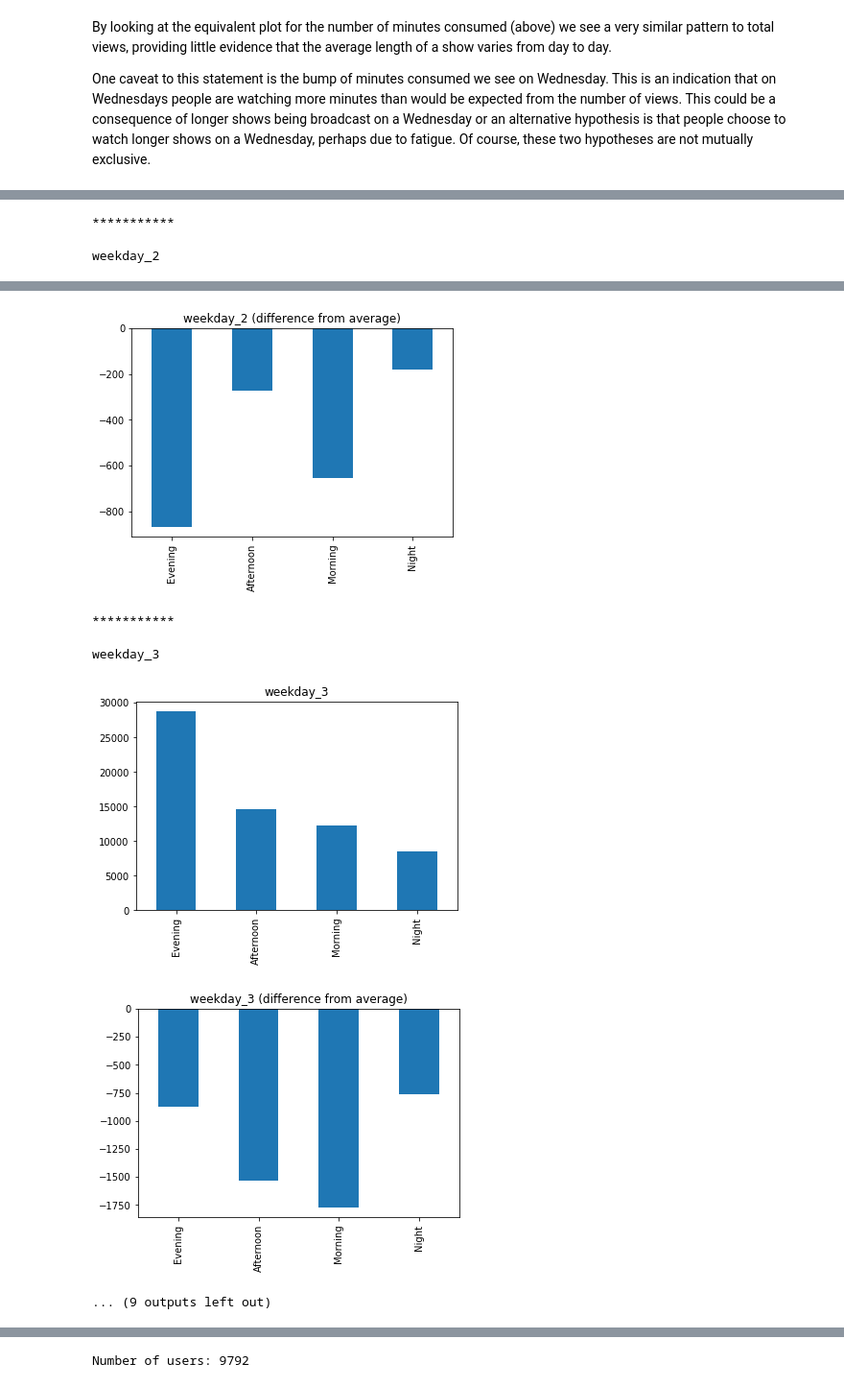
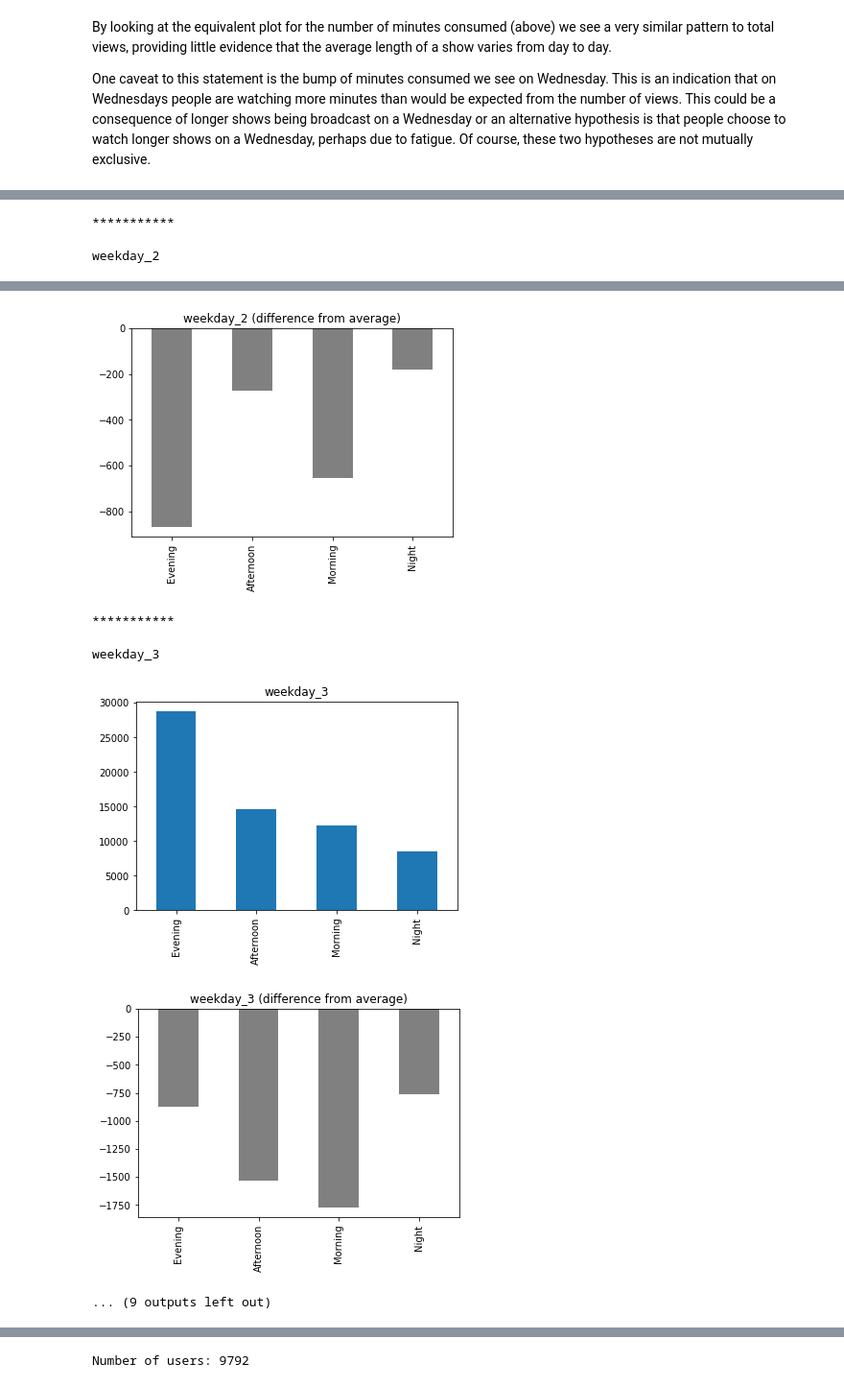
Before and after one commit to bbc/datalab-ml-training, a Jupyter notebook: iPlayerForecast_course1.ipynb, the cells around one changed output, grey strips where cells are left out. Shown at 96% size. Cells and saved outputs as stored; diff of their text form; code cells hidden in the pictures.

```diff
--- a/iPlayerForecast_course1.ipynb
+++ b/iPlayerForecast_course1.ipynb
@@ -639,7 +639,7 @@ From looking at the blue plots below it appears that there are very few differen
 For example, if we look at this plot for weekday 0 (Monday), we can see that Monday's are distinct from the average day in that there are more views in the evening and afternoon, less views in the morning and about the same at night. If we look at the weekend, we can see that Saturday has slightly more views in the morning, afternoon and night views but quite a lot less evening views than the average day of the week (probably due to people going out on a Saturday night). On Sunday, we see many more views overall than the average day, but this is  especially the case in the morning. As these observations seem to make sense, we have a much greater confidence in our dataset than we did before.
 # %%
 # Let's look at whether people watch at different times across different days
-averageCounts  = data['time_of_day'].value_counts() / 7
+averageCounts=data['time_of_day'].value_counts()/7
 for day in sorted(set(data['weekday'])):
     print('\n*********** \n')
     print(day+'\n')
@@ -648,8 +648,8 @@ for day in sorted(set(data['weekday'])):
     plt.title(day)
     plt.show()
 
-    diff = data[data['weekday']==day]['time_of_day'].value_counts() - averageCounts
-    diff.plot(kind='bar')
+    diff=data[data['weekday']==day]['time_of_day'].value_counts() - averageCounts
+    diff.plot(kind='bar',color='grey')
     plt.title(day+" (difference from average)")
     plt.show()
 # %% [output]
@@ -666,12 +666,12 @@ weekday_1
 ***********
 
 weekday_2
 [figure]
-[figure, old version]
+[figure, new version]
 ***********
 
 weekday_3
 [figure]
-[figure, old version]
+[figure, new version]
 ... (9 outputs left out)
 # %% [markdown]
```
Also changed, not shown: parts of 15 cells of this notebook, 1 other file.
